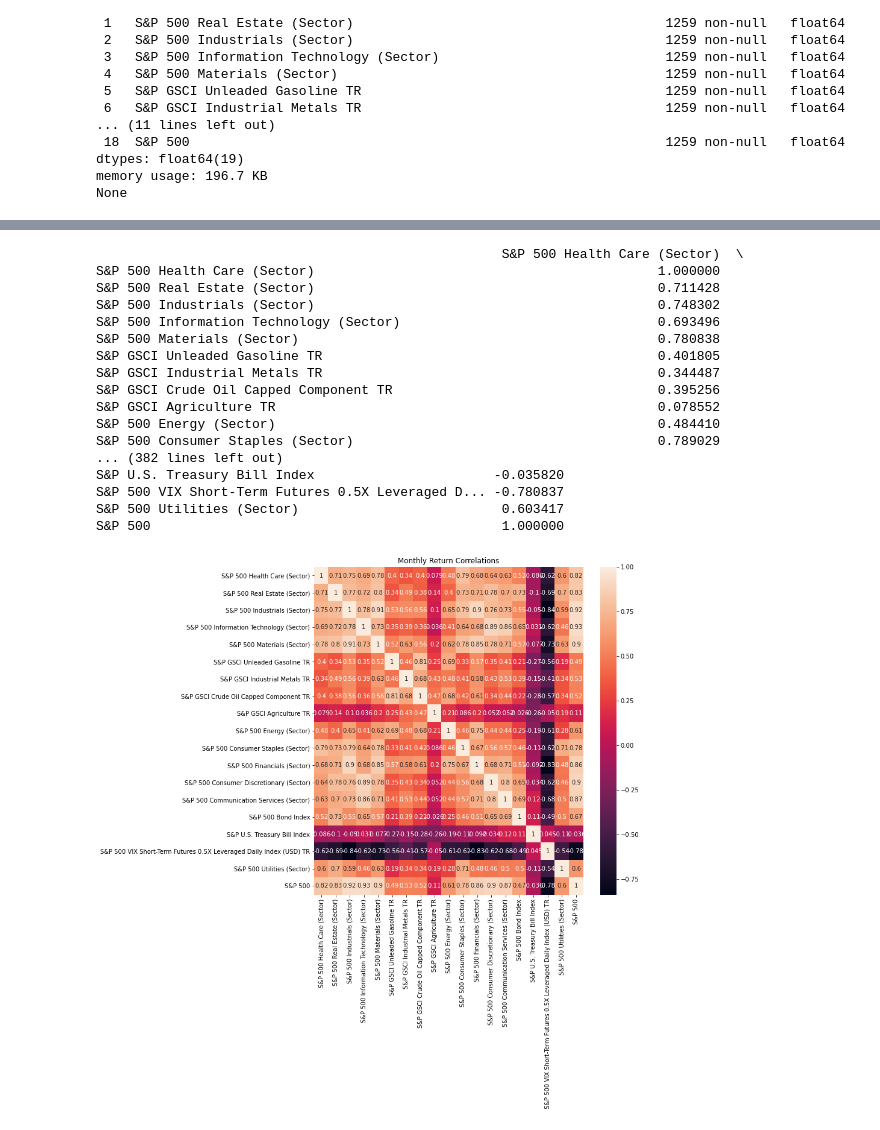
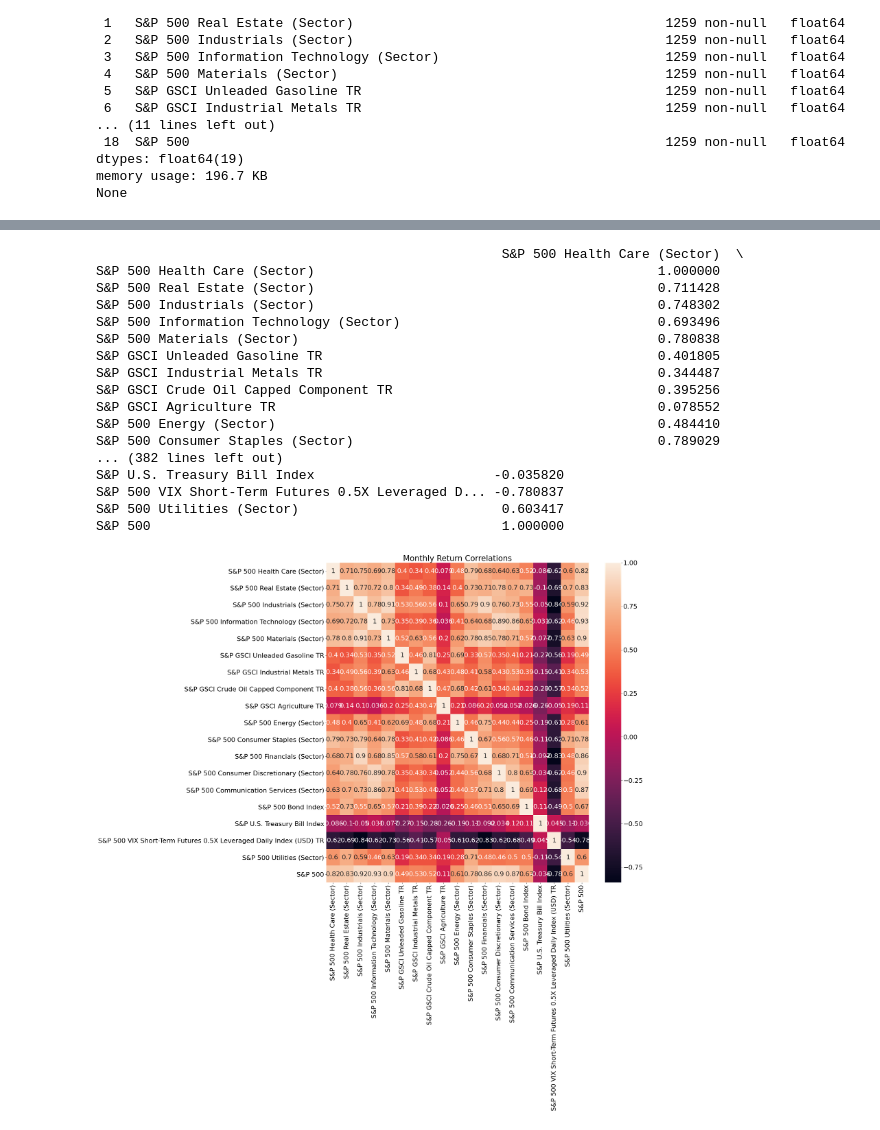
Before and after one commit to seconlon99/Data_Science_Portfolio, a Jupyter notebook: Sector Indices Stock Analysis.ipynb, the cells around one changed output, grey strips where cells are left out. Cells and saved outputs as stored; diff of their text form; code cells hidden in the pictures.

```diff
--- a/Sector Indices Stock Analysis.ipynb
+++ b/Sector Indices Stock Analysis.ipynb
@@ -47,30 +63,29 @@ plt.show()
 # %%
-
 # Calculate and print the correlation matrix here
 correlations = monthly_returns.corr()
 print(correlations)
 
 # Visualize the correlations as heatmap here
-plt.figure(figsize=(10, 10))
+plt.figure(figsize=(20, 20))
 sns.heatmap(correlations, annot=True)
 plt.title('Monthly Return Correlations')
 plt.show()
 # %% [output]
                                                     S&P 500 Health Care (Sector)  \
 S&P 500 Health Care (Sector)                                            1.000000
 S&P 500 Real Estate (Sector)                                            0.711428
 S&P 500 Industrials (Sector)                                            0.748302
 S&P 500 Information Technology (Sector)                                 0.693496
 S&P 500 Materials (Sector)                                              0.780838
 S&P GSCI Unleaded Gasoline TR                                           0.401805
 S&P GSCI Industrial Metals TR                                           0.344487
 S&P GSCI Crude Oil Capped Component TR                                  0.395256
 S&P GSCI Agriculture TR                                                 0.078552
 S&P 500 Energy (Sector)                                                 0.484410
 S&P 500 Consumer Staples (Sector)                                       0.789029
 ... (382 lines left out)
 S&P U.S. Treasury Bill Index                       -0.035820
 S&P 500 VIX Short-Term Futures 0.5X Leveraged D... -0.780837
 S&P 500 Utilities (Sector)                          0.603417
 S&P 500                                             1.000000
-[figure, old version]
+[figure, new version]
```
Also changed, not shown: parts of 18 cells of this notebook.
